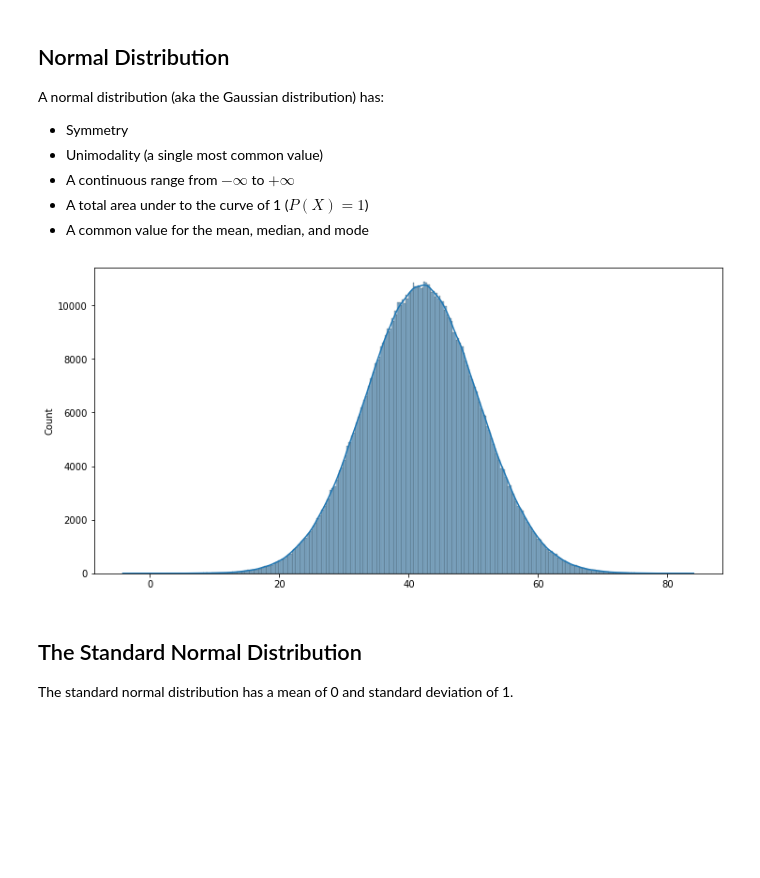
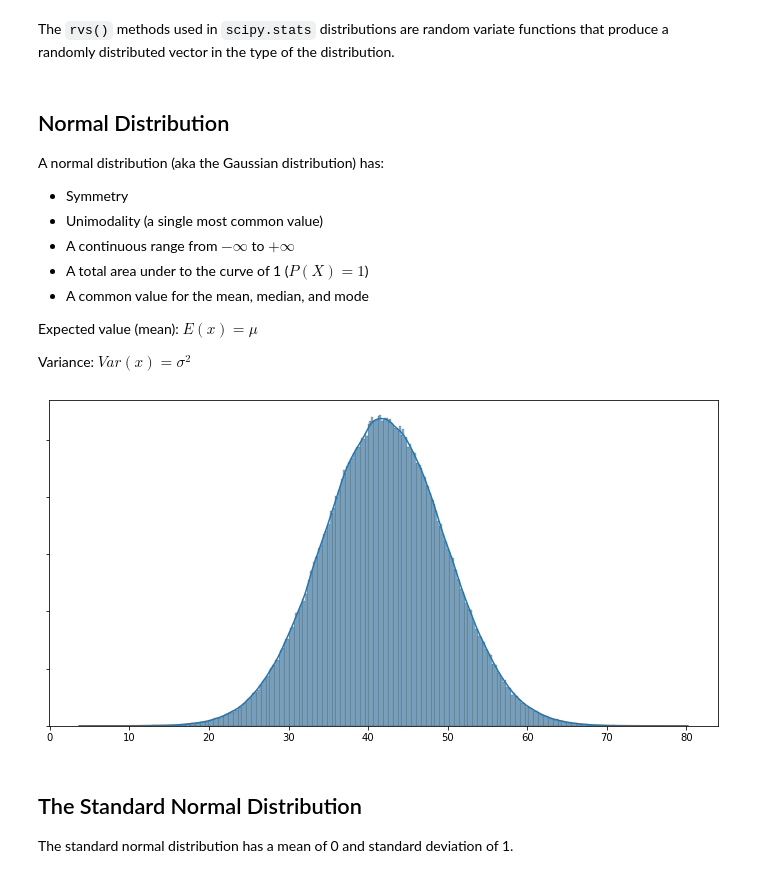
Before and after one commit to jonathanhild/notebooks, a Jupyter notebook: stats_distributions.ipynb, the cells around one changed output. Drawn from its saved outputs; the diff is of its cells as text; code cells hidden in the pictures; blank space fills up the shorter version.

```diff
--- a/stats_distributions.ipynb
+++ b/stats_distributions.ipynb
@@ -7,6 +13,8 @@ import pandas as pd
 from matplotlib import pyplot as plt
 import seaborn as sns
 import statsmodels.api as sm
+# %% [markdown]
+The `rvs()` methods used in `scipy.stats` distributions are random variate functions that produce a randomly distributed vector in the type of the distribution.
 # %% [markdown]
 ## Normal Distribution
 A normal distribution (aka the Gaussian distribution) has:
@@ -15,13 +23,19 @@ A normal distribution (aka the Gaussian distribution) has:
 - A continuous range from $-\infty$ to $+\infty$
 - A total area under to the curve of 1 ($P(X) = 1$)
 - A common value for the mean, median, and mode
+
+Expected value (mean): $E(x) = \mu$
+
+Variance: $Var(x) = \sigma^2$
 # %%
-nd = stats.norm.rvs(loc=42, scale=8.8, size=1_000_000)
+nd = stats.norm.rvs(loc=42, scale=7.7, size=1_000_000)
 fig, ax = plt.subplots(figsize=(12, 6))
 ax = sns.histplot(nd, kde=True)
+ax.set_ylabel('')
+ax.set_yticklabels('')
 plt.show()
 # %% [output]
-[figure, old version]
+[figure, new version]
 # %% [markdown]
 ## The Standard Normal Distribution
 The standard normal distribution has a mean of 0 and standard deviation of 1.
```
Also changed, not shown: parts of 22 cells of this notebook.
